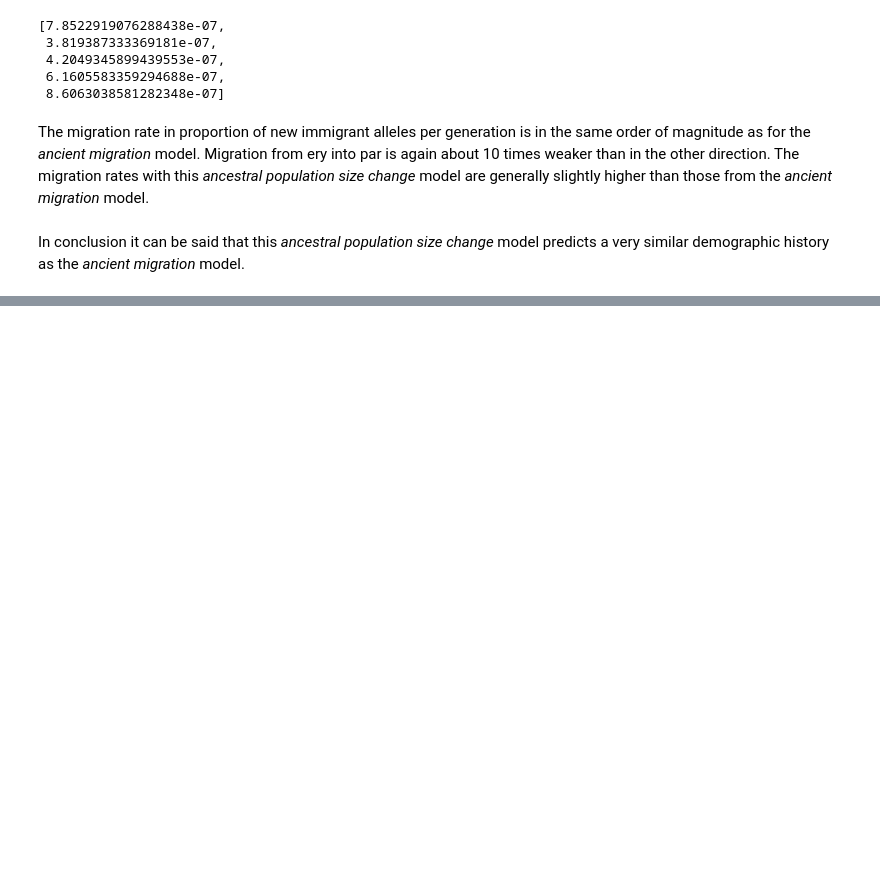
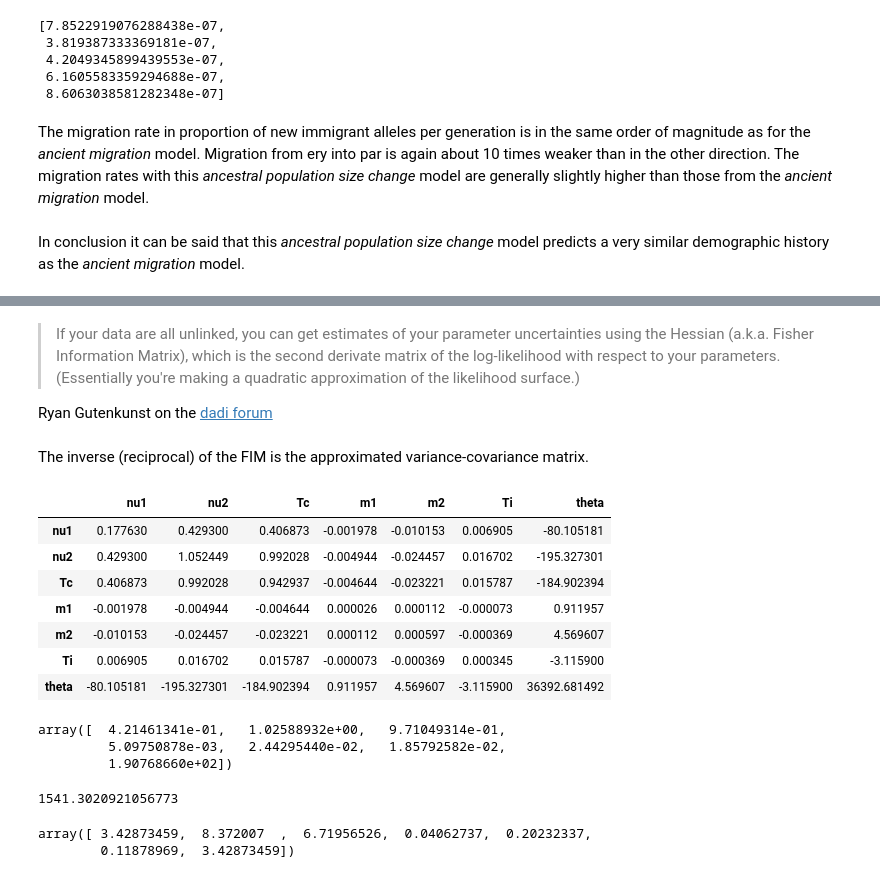
Before and after one commit to claudiuskerth/PhDthesis, a Jupyter notebook: Data_analysis/SNP-indel-calling/dadi/MODIFIED_SPECTRA/02_modified_2D_models.ipynb, the cells around one changed output, grey strips where cells are left out. Drawn from its saved outputs; the diff is of its cells as text; code cells hidden in the pictures; blank space fills up the shorter version.

Commit message:
added uncertainty analysis for ancient migration model

```diff
--- a/Data_analysis/SNP-indel-calling/dadi/MODIFIED_SPECTRA/02_modified_2D_models.ipynb
+++ b/Data_analysis/SNP-indel-calling/dadi/MODIFIED_SPECTRA/02_modified_2D_models.ipynb
@@ -2917,0 +2990,9 @@ In conclusion it can be said that this _ancestral population size change_ model
+# %%
+l = 2*6+1
+
+success = [flatten(out)[:l] for out in ar_split_asym_mig_iso]
+
+df = pd.DataFrame(data=success, \
+                  columns=['nu1_0','nu2_0', 'Tc_0', 'm1_0', 'm2_0', 'Ti_0', 'nu1_opt', 'nu2_opt', 'Tc_opt', 'm1_opt', 'm2_opt', 'Ti_opt', '-logL'])
+
+df.sort_values(by='-logL', ascending=True).head(10)
@@ -2917,0 +3011,3 @@ In conclusion it can be said that this _ancestral population size change_ model
+# %%
+popt = np.array(df.sort_values(by='-logL', ascending=True).iloc[0,6:12])
+popt
@@ -2917,0 +3061,2 @@ In conclusion it can be said that this _ancestral population size change_ model
+# %%
+H = dadi.Godambe.FIM_uncert(func_ex=func_ex, grid_pts=pts_l, p0=popt, data=sfs2d, return_FIM=True)
@@ -2917,0 +3072,6 @@ In conclusion it can be said that this _ancestral population size change_ model
+# %% [markdown]
+>If your data are all unlinked, you can get estimates of your parameter uncertainties using the Hessian (a.k.a. Fisher Information Matrix), which is the second derivate matrix of the log-likelihood with respect to your parameters. (Essentially you're making a quadratic approximation of the likelihood surface.)
+
+Ryan Gutenkunst on the [dadi forum](https://groups.google.com/forum/#!searchin/dadi-user/uncertainties%7Csort:relevance/dadi-user/Zfm1B5ECRd0/gqJCJYpD8pAJ)
+# %% [markdown]
+The inverse (reciprocal) of the FIM is the approximated variance-covariance matrix.
@@ -2917,0 +3081,25 @@ In conclusion it can be said that this _ancestral population size change_ model
+# %%
+var_covar = np.linalg.inv(H)
+# %%
+df_var_covar = pd.DataFrame(data=var_covar, \
+             columns=['nu1', 'nu2', 'Tc', 'm1', 'm2', 'Ti', 'theta'], \
+             index=['nu1', 'nu2', 'Tc', 'm1', 'm2', 'Ti', 'theta'])
+df_var_covar
+# %% [output]
+|  | nu1 | nu2 | Tc | m1 | m2 | Ti | theta |
+| nu1 | 0.177630 | 0.429300 | 0.406873 | -0.001978 | -0.010153 | 0.006905 | -80.105181 |
+| nu2 | 0.429300 | 1.052449 | 0.992028 | -0.004944 | -0.024457 | 0.016702 | -195.327301 |
+| Tc | 0.406873 | 0.992028 | 0.942937 | -0.004644 | -0.023221 | 0.015787 | -184.902394 |
+| m1 | -0.001978 | -0.004944 | -0.004644 | 0.000026 | 0.000112 | -0.000073 | 0.911957 |
+| m2 | -0.010153 | -0.024457 | -0.023221 | 0.000112 | 0.000597 | -0.000369 | 4.569607 |
+| Ti | 0.006905 | 0.016702 | 0.015787 | -0.000073 | -0.000369 | 0.000345 | -3.115900 |
+| theta | -80.105181 | -195.327301 | -184.902394 | 0.911957 | 4.569607 | -3.115900 | 36392.681492 |
+# %%
+# standard deviations for the parameters (genetic units)
+
+popt_sd = np.sqrt(np.diag(np.linalg.inv(H)))
+popt_sd
+# %% [output]
+array([  4.21461341e-01,   1.02588932e+00,   9.71049314e-01,
+         5.09750878e-03,   2.44295440e-02,   1.85792582e-02,
+         1.90768660e+02])
@@ -2917,0 +3108,5 @@ In conclusion it can be said that this _ancestral population size change_ model
+# %%
+theta = dadi.Inference.optimal_sfs_scaling(model, sfs2d)
+theta
+# %% [output]
+1541.3020921056773
@@ -2917,0 +3115,6 @@ In conclusion it can be said that this _ancestral population size change_ model
+# %%
+popt = np.resize(popt, len(popt)+1)
+popt
+# %% [output]
+array([ 3.42873459,  8.372007  ,  6.71956526,  0.04062737,  0.20232337,
+        0.11878969,  3.42873459])
```
Also changed, not shown: parts of 135 cells of this notebook, 2 other files.
